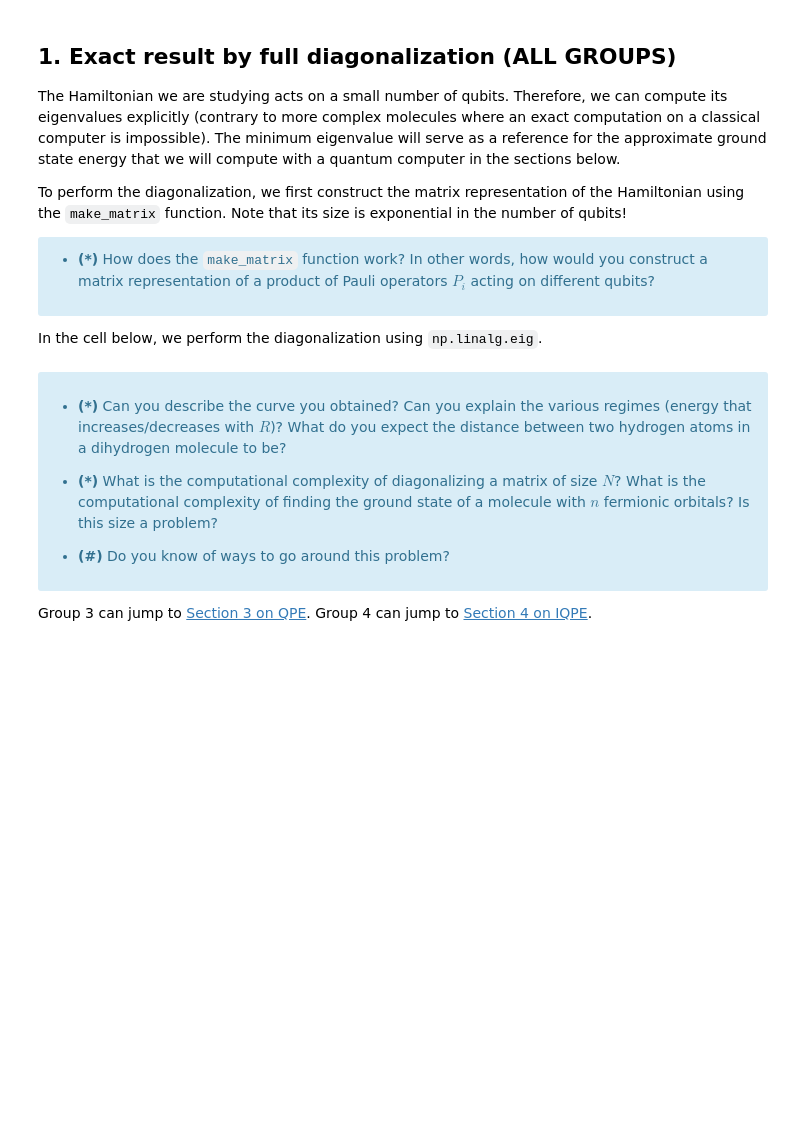
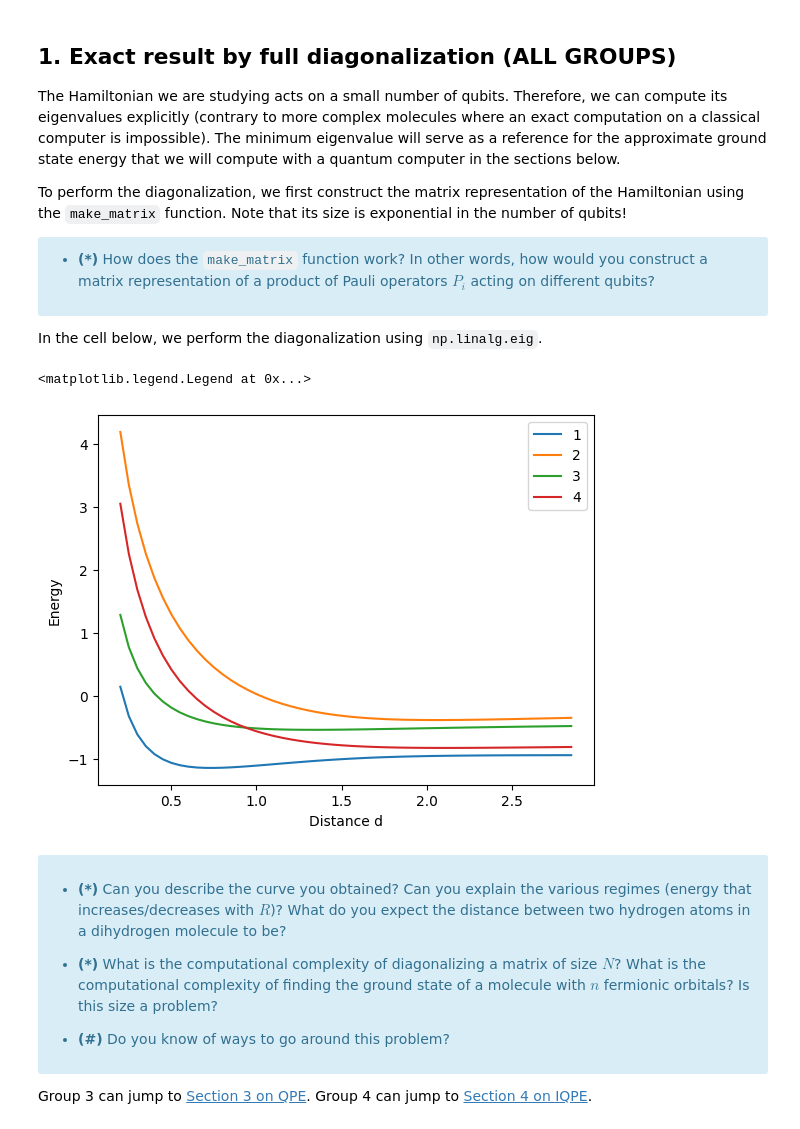
Before and after one commit to NinjaX20/phy580_2023, a Jupyter notebook: dihydrogen-project.ipynb, the cells around one changed output. Saved outputs shown, nothing was run; the diff lists cells and outputs as text; code cells hidden in the pictures; blank space fills up the shorter version.

```diff
--- a/dihydrogen-project.ipynb
+++ b/dihydrogen-project.ipynb
@@ -125,11 +125,34 @@ To perform the diagonalization, we first construct the matrix representation of
 In the cell below, we perform the diagonalization using ``np.linalg.eig``.
 # %%
 from tuto_utils import make_matrix
+#make_matrix?
+#print(hamilt[0.2])
+#print(hamilt.keys()) # hamilt.keys() contains all distances
+energies0 = []
+energies1 = []
+energies2 = []
+energies3 = []
 
-h = hamilt[d]  # the hamiltonian at distance d
-# hamilt.keys() contains all distances
 
-# ...
+for d in hamilt.keys():
+    h = hamilt[d]
+    h = make_matrix(h)
+
+    energies0.append(np.real(np.linalg.eig(h)[0][0]))
+    energies1.append(np.real(np.linalg.eig(h)[0][1]))
+    energies2.append(np.real(np.linalg.eig(h)[0][2]))
+    energies3.append(np.real(np.linalg.eig(h)[0][3]))
+
+plt.plot(hamilt.keys(), np.array(energies0),label = "1")
+plt.plot(hamilt.keys(), np.array(energies1),label = "2")
+plt.plot(hamilt.keys(), np.array(energies2),label = "3")
+plt.plot(hamilt.keys(), np.array(energies3),label = "4")
+plt.xlabel("Distance d")
+plt.ylabel("Energy")
+plt.legend()
+# %% [output]
+<matplotlib.legend.Legend at 0x...>
+[figure, added]
 # %% [markdown]
 
 
```
Also changed, not shown: parts of 3 cells of this notebook, 13 other files.
